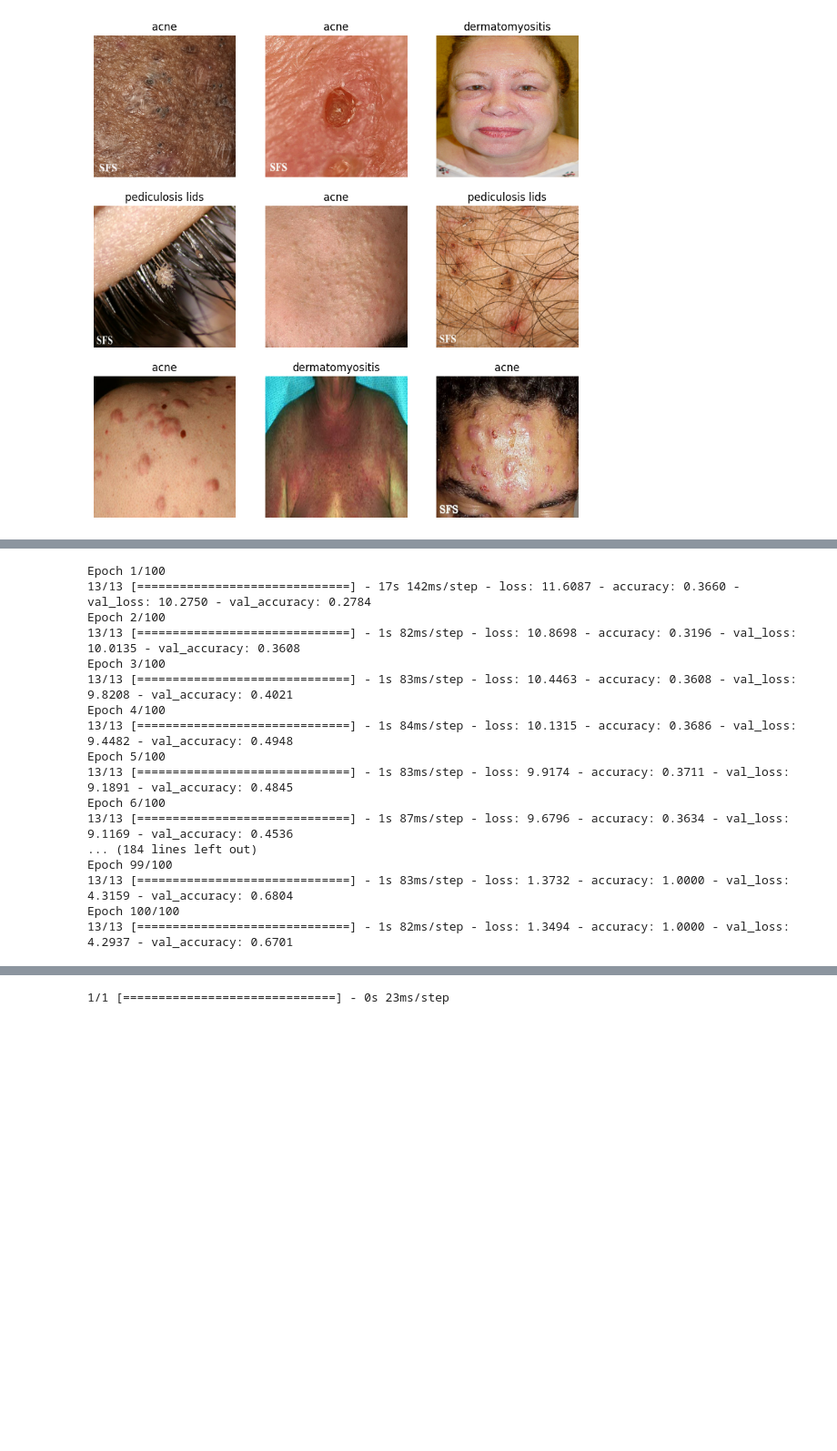
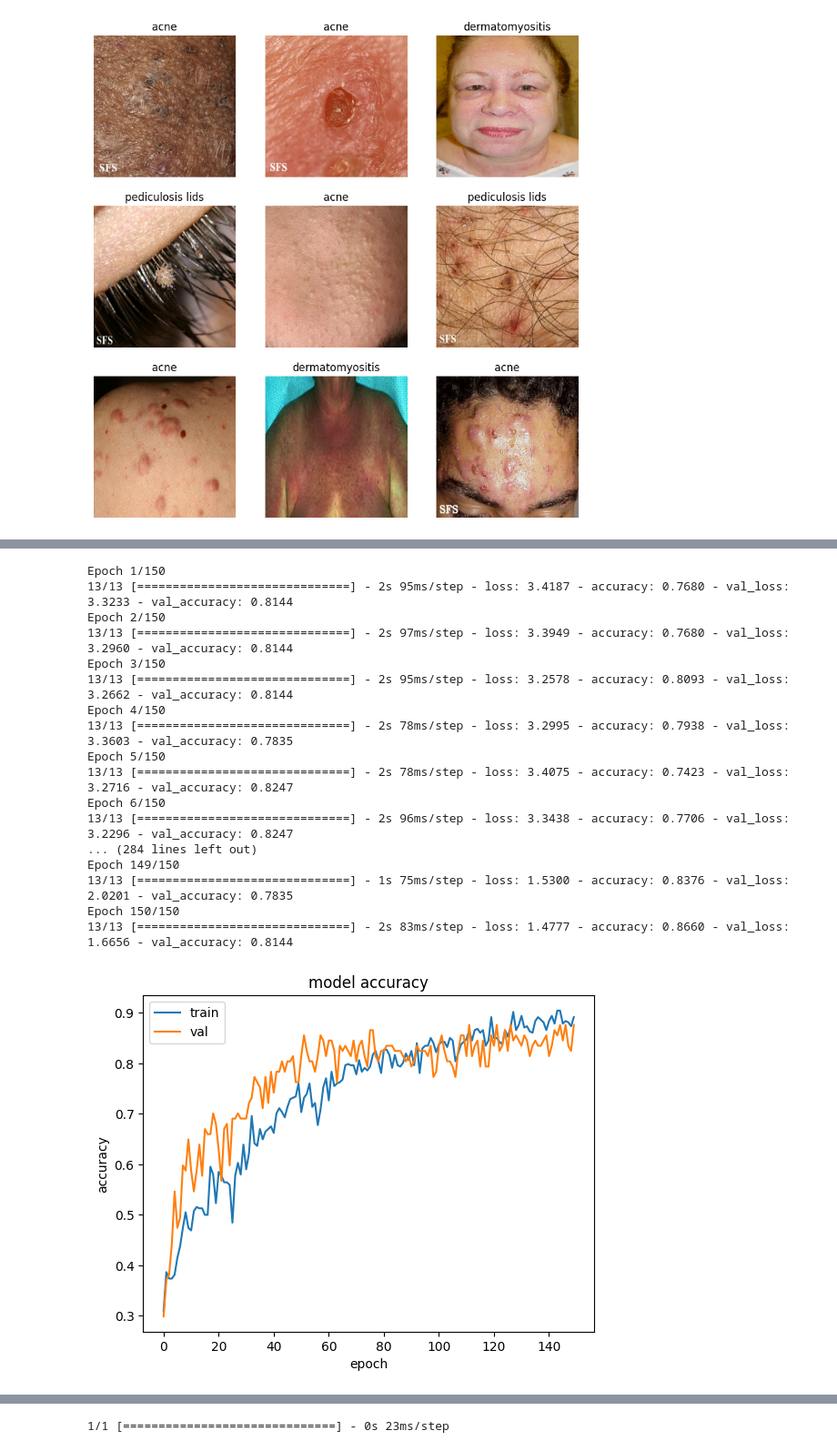
Before and after one commit to huzaifa003/skin_disease_identification, a Jupyter notebook: image-classification-tf-keras-with-augmentation.ipynb, the cells around one changed output, grey strips where cells are left out. Shown at 91% size. Cells and saved outputs as stored; diff of their text form; code cells hidden in the pictures; blank space fills up the shorter version.

```diff
--- a/image-classification-tf-keras-with-augmentation.ipynb
+++ b/image-classification-tf-keras-with-augmentation.ipynb
@@ -746,7 +725,7 @@ log_dir = './logs'
 from tensorflow.keras.callbacks import EarlyStopping, ModelCheckpoint, TensorBoard
 
 callbacks = [
-  EarlyStopping(monitor='val_loss', patience=50),  # Stop training when `val_loss` is no longer improving
+  EarlyStopping(monitor='val_loss', patience=100),  # Stop training when `val_loss` is no longer improving
   ModelCheckpoint(filepath='model.h5', monitor='val_loss', save_best_only=True),  # Save the best model based on `val_loss`
 #     TensorBoard(log_dir=log_dir, histogram_freq=1),
 
@@ -755,26 +734,26 @@ callbacks = [
 history = vit_model_with_cnn.fit(
   train_ds,
   validation_data=val_ds,
-  epochs=100,
+  epochs=150,
   verbose=1,
   callbacks=callbacks,
     batch_size= 32,
 )
 # %% [output]
-Epoch 1/100
-13/13 [==============================] - 17s 142ms/step - loss: 11.6087 - accuracy: 0.3660 - val_loss: 10.2750 - val_accuracy: 0.2784
-Epoch 2/100
-13/13 [==============================] - 1s 82ms/step - loss: 10.8698 - accuracy: 0.3196 - val_loss: 10.0135 - val_accuracy: 0.3608
-Epoch 3/100
-13/13 [==============================] - 1s 83ms/step - loss: 10.4463 - accuracy: 0.3608 - val_loss: 9.8208 - val_accuracy: 0.4021
-Epoch 4/100
-13/13 [==============================] - 1s 84ms/step - loss: 10.1315 - accuracy: 0.3686 - val_loss: 9.4482 - val_accuracy: 0.4948
-Epoch 5/100
-13/13 [==============================] - 1s 83ms/step - loss: 9.9174 - accuracy: 0.3711 - val_loss: 9.1891 - val_accuracy: 0.4845
-Epoch 6/100
-13/13 [==============================] - 1s 87ms/step - loss: 9.6796 - accuracy: 0.3634 - val_loss: 9.1169 - val_accuracy: 0.4536
-... (184 lines left out)
-Epoch 99/100
-13/13 [==============================] - 1s 83ms/step - loss: 1.3732 - accuracy: 1.0000 - val_loss: 4.3159 - val_accuracy: 0.6804
-Epoch 100/100
-13/13 [==============================] - 1s 82ms/step - loss: 1.3494 - accuracy: 1.0000 - val_loss: 4.2937 - val_accuracy: 0.6701
+Epoch 1/150
+13/13 [==============================] - 2s 95ms/step - loss: 3.4187 - accuracy: 0.7680 - val_loss: 3.3233 - val_accuracy: 0.8144
+Epoch 2/150
+13/13 [==============================] - 2s 97ms/step - loss: 3.3949 - accuracy: 0.7680 - val_loss: 3.2960 - val_accuracy: 0.8144
+Epoch 3/150
+13/13 [==============================] - 2s 95ms/step - loss: 3.2578 - accuracy: 0.8093 - val_loss: 3.2662 - val_accuracy: 0.8144
+Epoch 4/150
+13/13 [==============================] - 2s 78ms/step - loss: 3.2995 - accuracy: 0.7938 - val_loss: 3.3603 - val_accuracy: 0.7835
+Epoch 5/150
+13/13 [==============================] - 2s 78ms/step - loss: 3.4075 - accuracy: 0.7423 - val_loss: 3.2716 - val_accuracy: 0.8247
+Epoch 6/150
+13/13 [==============================] - 2s 96ms/step - loss: 3.3438 - accuracy: 0.7706 - val_loss: 3.2296 - val_accuracy: 0.8247
+... (284 lines left out)
+Epoch 149/150
+13/13 [==============================] - 1s 75ms/step - loss: 1.5300 - accuracy: 0.8376 - val_loss: 2.0201 - val_accuracy: 0.7835
+Epoch 150/150
+13/13 [==============================] - 2s 83ms/step - loss: 1.4777 - accuracy: 0.8660 - val_loss: 1.6656 - val_accuracy: 0.8144
@@ -781,2 +770,20 @@ Epoch 100/100
+# %%
+import json
+
+# # Convert the history.history dict to a JSON file
+# with open('/kaggle/working/best_model.json', 'w') as f:
+#     json.dump(history.history, f)
+with open('/kaggle/working/best_model.json', 'r') as f:
+    loaded_history = json.load(f)
+# %%
+plt.plot(loaded_history['accuracy'])
+plt.plot(loaded_history['val_accuracy'])
+plt.title('model accuracy')
+plt.ylabel('accuracy')
+plt.xlabel('epoch')
+plt.legend(['train', 'val'], loc='upper left')
+plt.show()
+# %% [output]
+[figure, added]
 # %%
 from IPython.display import FileLink
```
Also changed, not shown: parts of 89 cells of this notebook.
